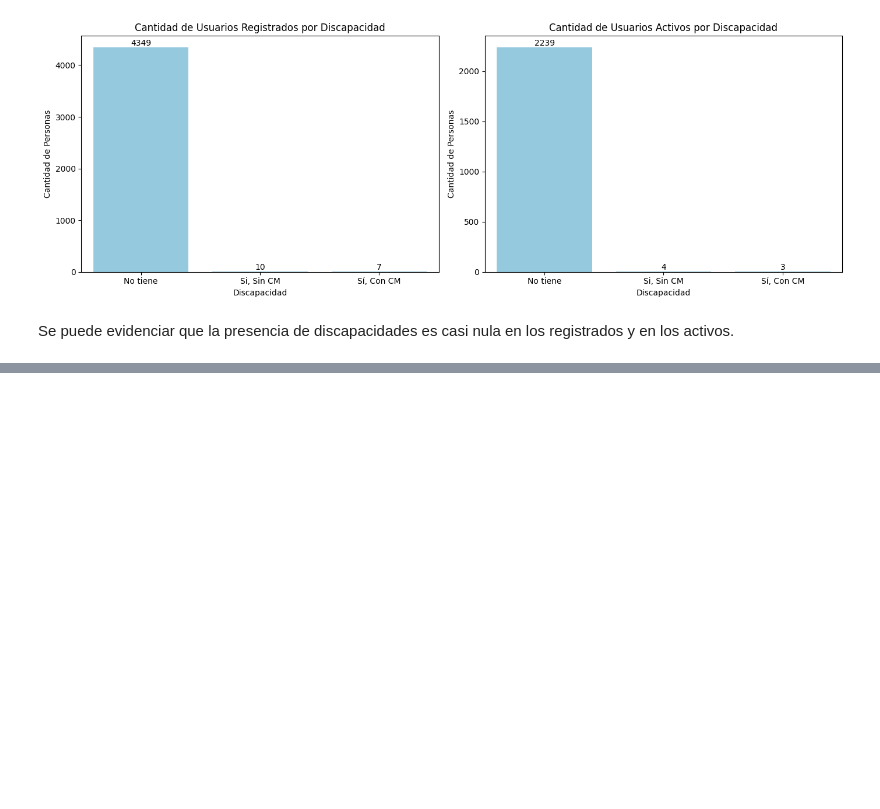
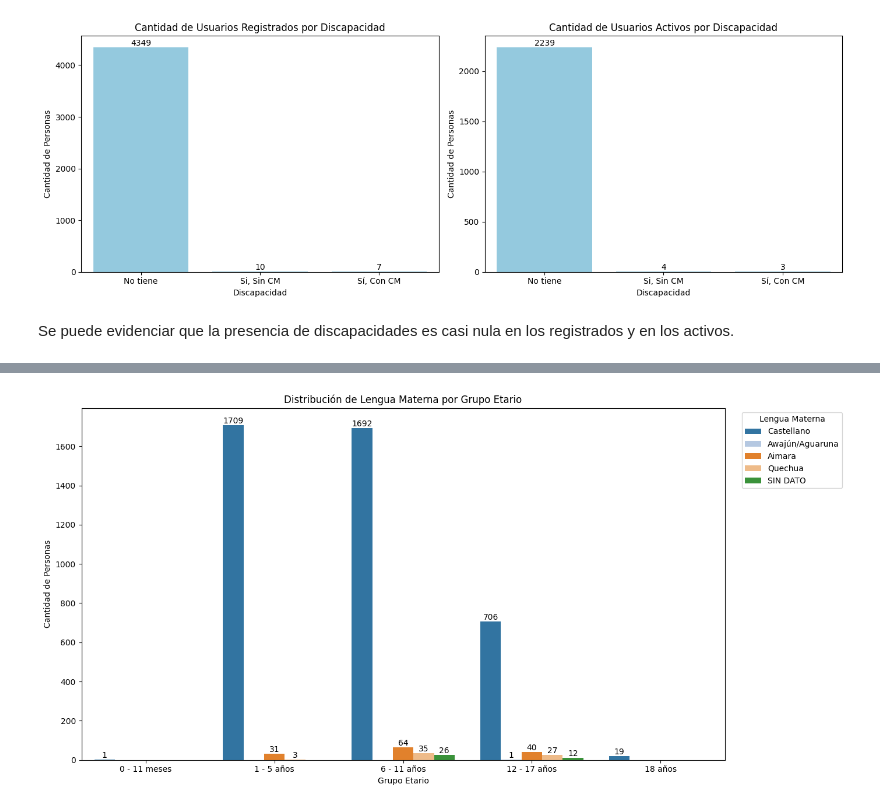
Before and after one commit to Amolihua/proyectos-peque-DS, a Jupyter notebook: Atendidos/EDA.ipynb, the cells around one changed output, grey strips where cells are left out. Drawn from its saved outputs; the diff is of its cells as text; code cells hidden in the pictures; blank space fills up the shorter version.

```diff
--- a/Atendidos/EDA.ipynb
+++ b/Atendidos/EDA.ipynb
@@ -378,0 +458,28 @@ Se puede evidenciar que la presencia de discapacidades es casi nula en los regis
+# %%
+diccionario_edades = {
+    1: '0 - 11 meses', 2: '1 - 5 años', 3: '6 - 11 años', 4: '12 - 17 años', 5: '18 años'
+}
+
+datos_grafico = unicos[['GRU_ET', 'LEN_MAT']].copy()
+datos_grafico['GRU_ET'] = datos_grafico['GRU_ET'].replace(diccionario_edades)
+datos_grafico['LEN_MAT'] = datos_grafico['LEN_MAT'].replace(diccionario_lenguas)
+
+orden_edades = ['0 - 11 meses', '1 - 5 años', '6 - 11 años', '12 - 17 años', '18 años']
+
+plt.figure(figsize=(14, 7))
+
+ax = sns.countplot(data=datos_grafico, x='GRU_ET', hue='LEN_MAT', order=orden_edades, palette='tab20')
+
+for container in ax.containers:
+    ax.bar_label(container)
+
+plt.title('Distribución de Lengua Materna por Grupo Etario')
+plt.xlabel('Grupo Etario')
+plt.ylabel('Cantidad de Personas')
+
+plt.legend(title='Lengua Materna', bbox_to_anchor=(1.02, 1), loc='upper left')
+
+plt.tight_layout()
+plt.show()
+# %% [output]
+[figure, added]
```
Also changed, not shown: parts of 17 cells of this notebook.
